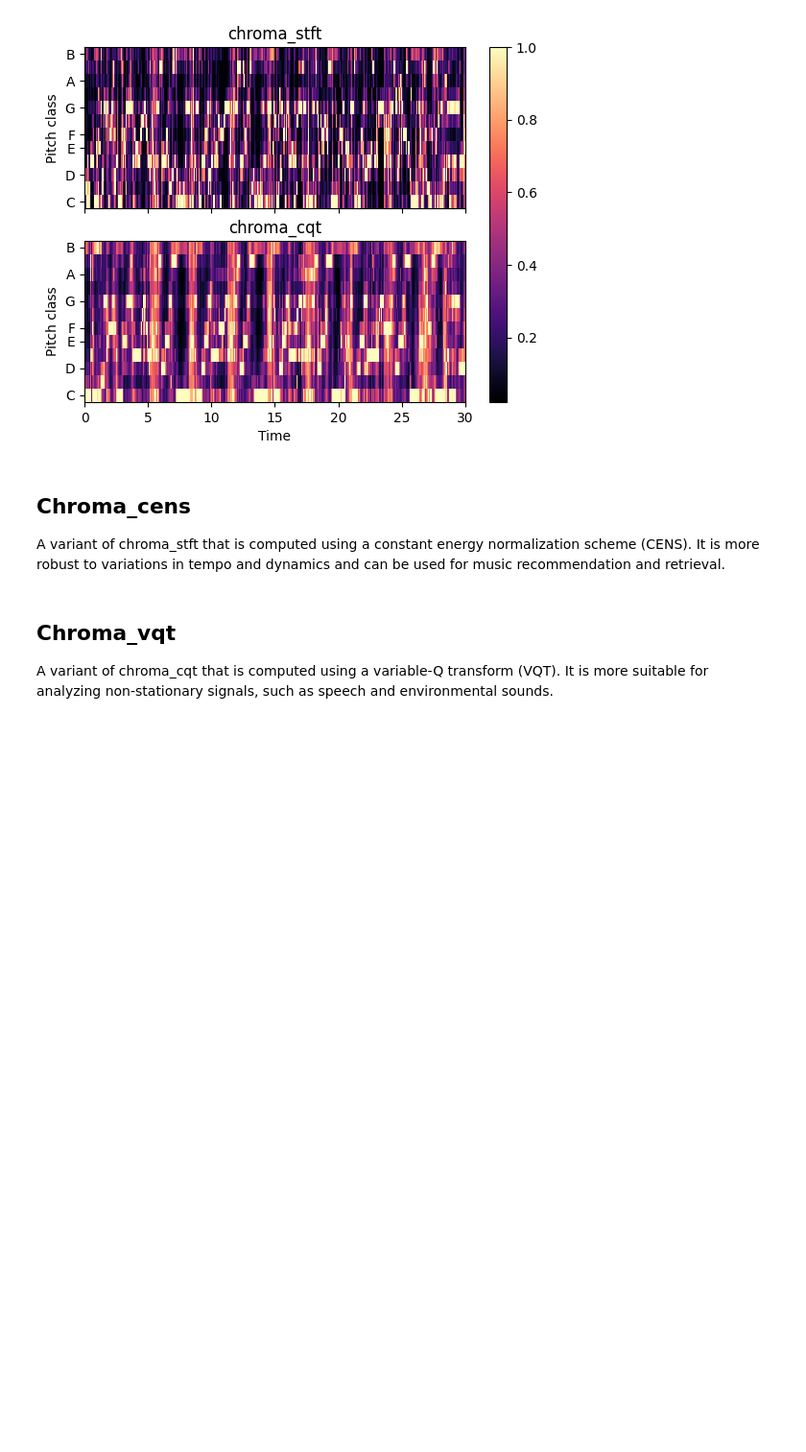
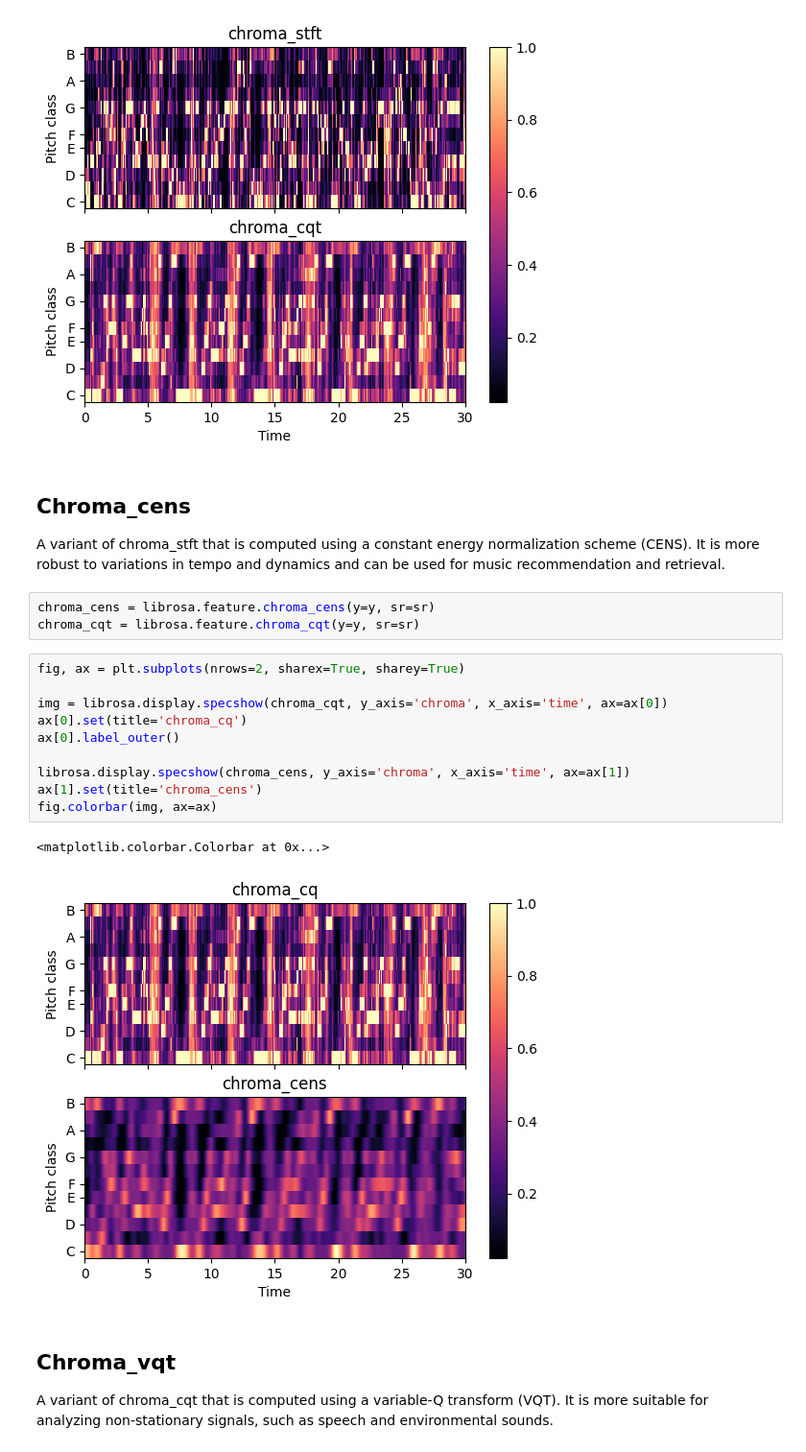
Before and after one commit to OrderAndCh4oS/analyse-audio-python, a Jupyter notebook: analyse_audio_features.ipynb, the cells around one changed output. Shown at 96% size. Saved outputs shown, nothing was run; the diff lists cells and outputs as text; blank space fills up the shorter version.

Commit message:
Add chroma cens

```diff
--- a/analyse_audio_features.ipynb
+++ b/analyse_audio_features.ipynb
@@ -170,6 +172,22 @@ fig.colorbar(img, ax=ax)
 ## Chroma_cens
 
 A variant of chroma_stft that is computed using a constant energy normalization scheme (CENS). It is more robust to variations in tempo and dynamics and can be used for music recommendation and retrieval.
+# %%
+chroma_cens = librosa.feature.chroma_cens(y=y, sr=sr)
+chroma_cqt = librosa.feature.chroma_cqt(y=y, sr=sr)
+# %%
+fig, ax = plt.subplots(nrows=2, sharex=True, sharey=True)
+
+img = librosa.display.specshow(chroma_cqt, y_axis='chroma', x_axis='time', ax=ax[0])
+ax[0].set(title='chroma_cq')
+ax[0].label_outer()
+
+librosa.display.specshow(chroma_cens, y_axis='chroma', x_axis='time', ax=ax[1])
+ax[1].set(title='chroma_cens')
+fig.colorbar(img, ax=ax)
+# %% [output]
+<matplotlib.colorbar.Colorbar at 0x...>
+[figure, added]
 # %% [markdown]
 ## Chroma_vqt
 
```
Also changed, not shown: parts of 1 cell of this notebook.
